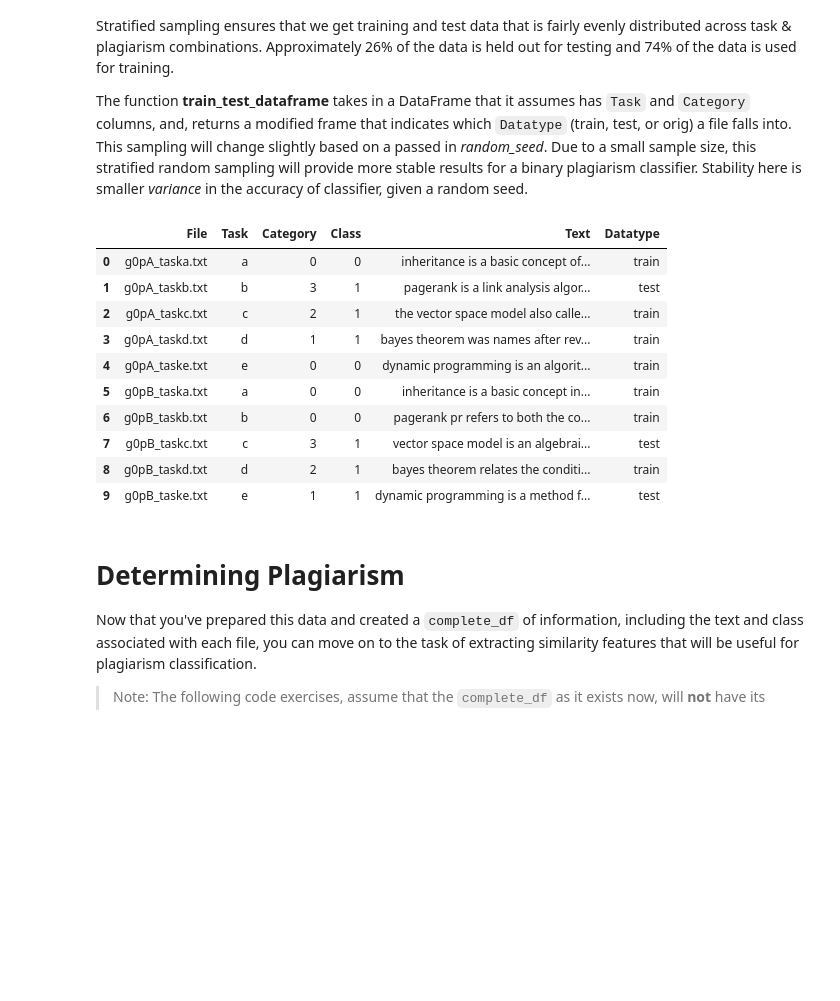
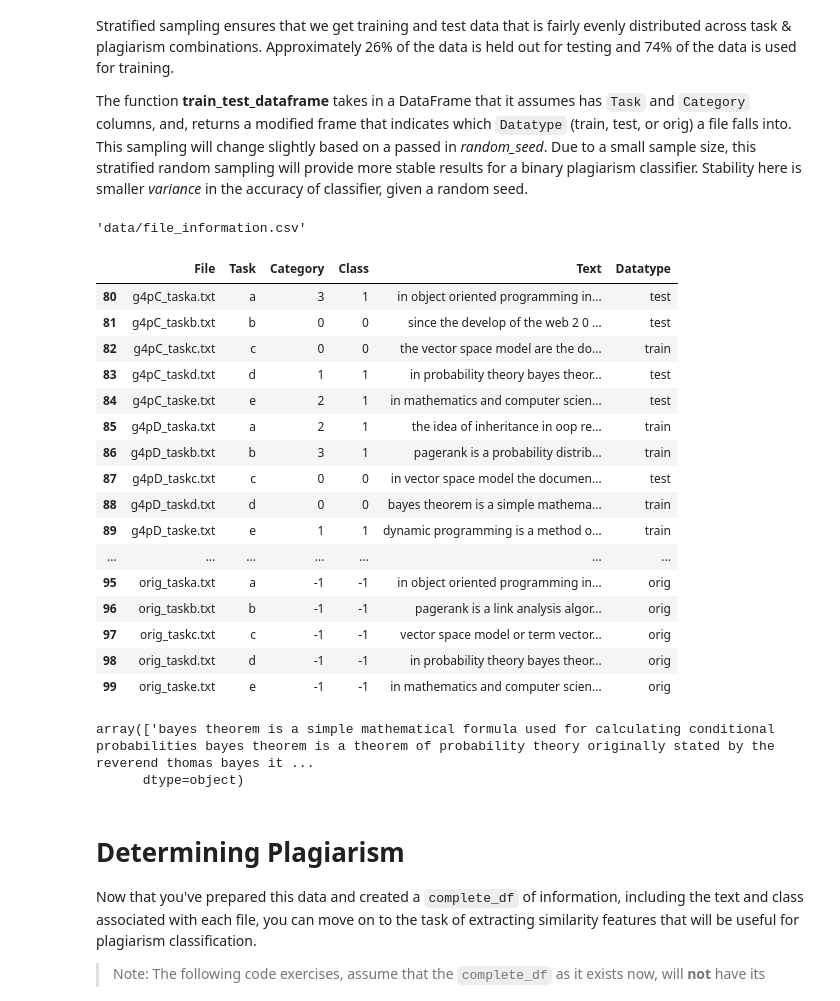
Before and after one commit to Ioana-P/Plagiarism-detection, a Jupyter notebook: 2_Plagiarism_Feature_Engineering.ipynb, the cells around one changed output. Drawn from its saved outputs; the diff is of its cells as text; code cells hidden in the pictures; blank space fills up the shorter version.

```diff
--- a/2_Plagiarism_Feature_Engineering.ipynb
+++ b/2_Plagiarism_Feature_Engineering.ipynb
@@ -243,27 +247,42 @@ The next cell will add a `Datatype` column to a given DataFrame to indicate if t
 The given code uses a helper function which you can view in the `helpers.py` file in the main project directory. This implements [stratified random sampling](https://en.wikipedia.org/wiki/Stratified_sampling) to randomly split data by task & plagiarism amount. Stratified sampling ensures that we get training and test data that is fairly evenly distributed across task & plagiarism combinations. Approximately 26% of the data is held out for testing and 74% of the data is used for training.
 
 The function **train_test_dataframe** takes in a DataFrame that it assumes has `Task` and `Category` columns, and, returns a modified frame that indicates which `Datatype` (train, test, or orig) a file falls into. This sampling will change slightly based on a passed in *random_seed*. Due to a small sample size, this stratified random sampling will provide more stable results for a binary plagiarism classifier. Stability here is smaller *variance* in the accuracy of classifier, given a random seed.
+# %%
+csv_file
+# %% [output]
+'data/file_information.csv'
 # %%
 random_seed = 1 # can change; set for reproducibility
 
 # create new df with Datatype (train, test, orig) column
 # pass in `text_df` from above to create a complete dataframe, with all the information you need
 complete_df = helpers.train_test_dataframe(text_df, random_seed=random_seed)
 
 # check results
-complete_df.head(10)
+complete_df.tail(20)
 # %% [output]
 |  | File | Task | Category | Class | Text | Datatype |
-| 0 | g0pA_taska.txt | a | 0 | 0 | inheritance is a basic concept of... | train |
-| 1 | g0pA_taskb.txt | b | 3 | 1 | pagerank is a link analysis algor... | test |
-| 2 | g0pA_taskc.txt | c | 2 | 1 | the vector space model also calle... | train |
-| 3 | g0pA_taskd.txt | d | 1 | 1 | bayes theorem was names after rev... | train |
-| 4 | g0pA_taske.txt | e | 0 | 0 | dynamic programming is an algorit... | train |
-| 5 | g0pB_taska.txt | a | 0 | 0 | inheritance is a basic concept in... | train |
-| 6 | g0pB_taskb.txt | b | 0 | 0 | pagerank pr refers to both the co... | train |
-| 7 | g0pB_taskc.txt | c | 3 | 1 | vector space model is an algebrai... | test |
-| 8 | g0pB_taskd.txt | d | 2 | 1 | bayes theorem relates the conditi... | train |
-| 9 | g0pB_taske.txt | e | 1 | 1 | dynamic programming is a method f... | test |
+| 80 | g4pC_taska.txt | a | 3 | 1 | in object oriented programming in... | test |
+| 81 | g4pC_taskb.txt | b | 0 | 0 | since the develop of the web 2 0 ... | test |
+| 82 | g4pC_taskc.txt | c | 0 | 0 | the vector space model are the do... | train |
+| 83 | g4pC_taskd.txt | d | 1 | 1 | in probability theory bayes theor... | test |
+| 84 | g4pC_taske.txt | e | 2 | 1 | in mathematics and computer scien... | test |
+| 85 | g4pD_taska.txt | a | 2 | 1 | the idea of inheritance in oop re... | train |
+| 86 | g4pD_taskb.txt | b | 3 | 1 | pagerank is a probability distrib... | train |
+| 87 | g4pD_taskc.txt | c | 0 | 0 | in vector space model the documen... | test |
+| 88 | g4pD_taskd.txt | d | 0 | 0 | bayes theorem is a simple mathema... | train |
+| 89 | g4pD_taske.txt | e | 1 | 1 | dynamic programming is a method o... | train |
+| ... | ... | ... | ... | ... | ... | ... |
+| 95 | orig_taska.txt | a | -1 | -1 | in object oriented programming in... | orig |
+| 96 | orig_taskb.txt | b | -1 | -1 | pagerank is a link analysis algor... | orig |
+| 97 | orig_taskc.txt | c | -1 | -1 | vector space model or term vector... | orig |
+| 98 | orig_taskd.txt | d | -1 | -1 | in probability theory bayes theor... | orig |
+| 99 | orig_taske.txt | e | -1 | -1 | in mathematics and computer scien... | orig |
+# %%
+complete_df.loc[complete_df['File']=='g4pD_taskd.txt']['Text'].values
+# %% [output]
+array(['bayes theorem is a simple mathematical formula used for calculating conditional probabilities bayes theorem is a theorem of probability theory originally stated by the reverend thomas bayes it ...
+      dtype=object)
 # %% [markdown]
 # Determining Plagiarism
 
```
Also changed, not shown: parts of 25 cells of this notebook, 3 other files.
